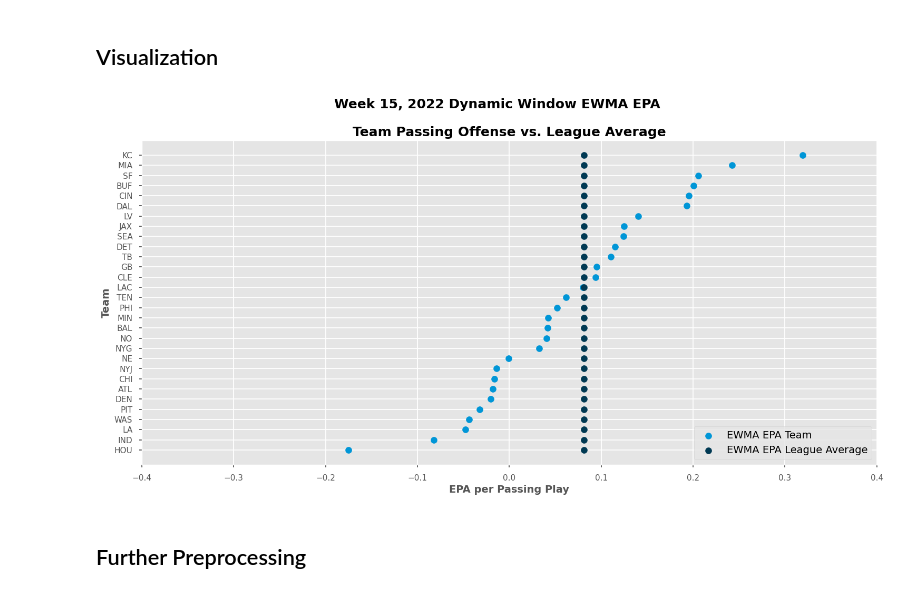
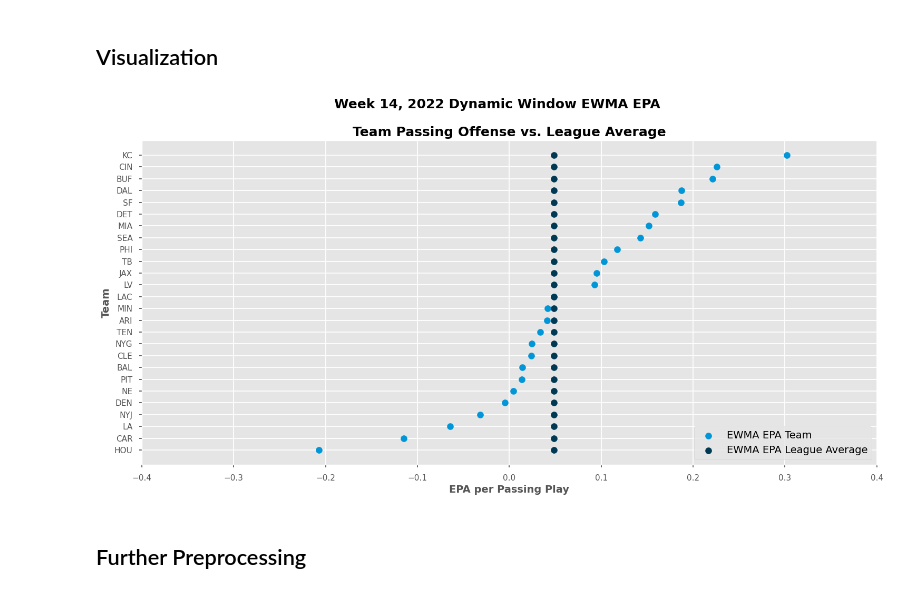
Before and after one commit to bendominguez0111/osf-post-follow-up, a Jupyter notebook: post.ipynb, the cells around one changed output. Cells and saved outputs as stored; diff of their text form; code cells hidden in the pictures.

```diff
--- a/post.ipynb
+++ b/post.ipynb
@@ -263,27 +263,27 @@ epa
 ## Visualization
 # %%
 # Create an example DataFrame to visualize week 14, 2022 data
-df_vis = epa.loc[(epa['season'] == 2022) & (epa['week'] == 13), :]
+df_vis = epa.loc[(epa['season'] == 2022) & (epa['week'] == 14), :]
 df_vis = df_vis[['team', 'ewma_dynamic_window_rushing_offense', 'ewma_dynamic_window_league_rushing_offense',
                     'ewma_dynamic_window_passing_offense', 'ewma_dynamic_window_league_passing_offense']]
 df_vis = df_vis.sort_values(by='ewma_dynamic_window_passing_offense', ascending=True)
 df_vis = df_vis.reset_index(drop=True)
 
 # Create a Cleveland dot plot comparing team rushing EPA to league average
 plt.style.use('seaborn-talk')
 plt.figure(figsize=(18, 8));
 plt.scatter(df_vis['ewma_dynamic_window_passing_offense'], df_vis['team'], color='#0096d7', s=75, label='EWMA EPA Team', zorder=3);
 plt.scatter(df_vis['ewma_dynamic_window_league_passing_offense'], df_vis['team'], color='#003953', s=75, label='EWMA EPA League Average', zorder=3);
 plt.legend(loc='lower right', fontsize=14);
-plt.suptitle('Week 15, 2022 Dynamic Window EWMA EPA', fontsize=18, fontweight='bold')
+plt.suptitle('Week 14, 2022 Dynamic Window EWMA EPA', fontsize=18, fontweight='bold')
 plt.title('Team Passing Offense vs. League Average', fontsize=18, fontweight='bold');
 plt.xlabel('EPA per Passing Play', fontsize=14, fontweight='bold');
 plt.ylabel('Team', fontsize=14, fontweight='bold');
 plt.xlim(-.4, .4);
 plt.xticks(fontsize=11);
 plt.yticks(fontsize=11);
 # %% [output]
-[figure, old version]
+[figure, new version]
 # %% [markdown]
 ## Further Preprocessing
 # %%
```
Also changed, not shown: parts of 15 cells of this notebook, 1 other file.
